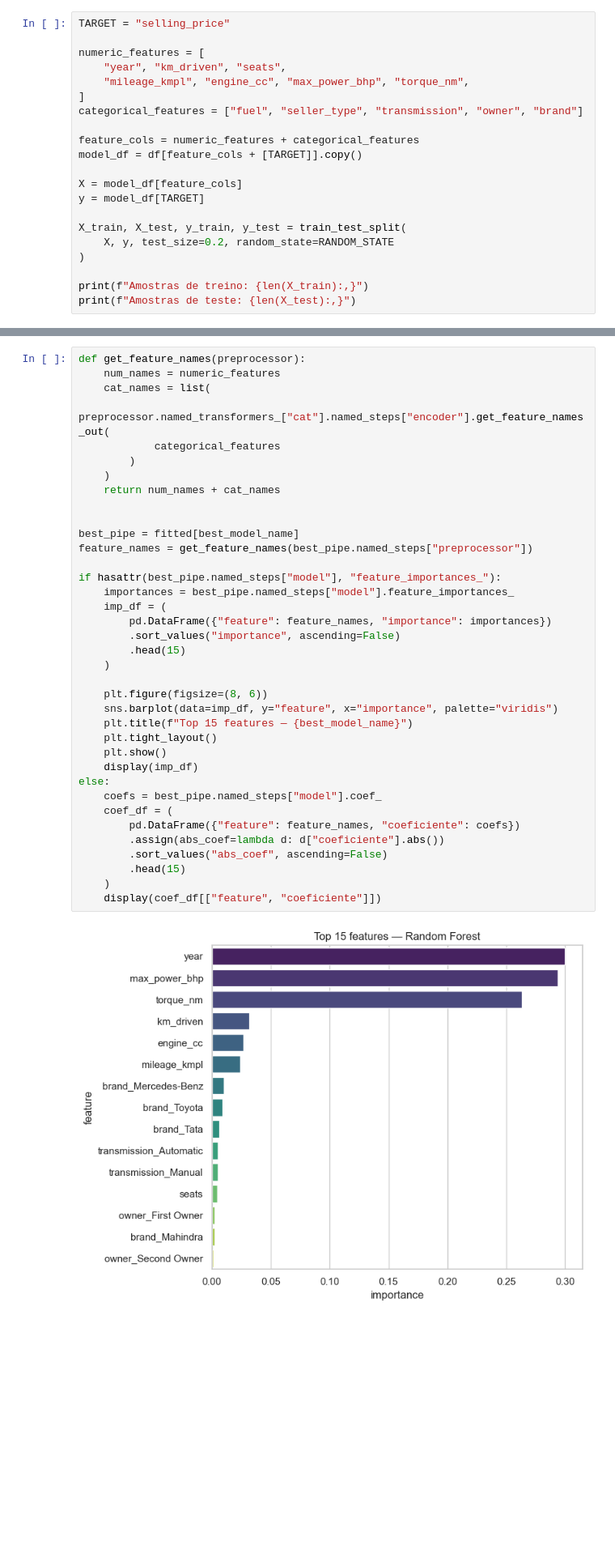
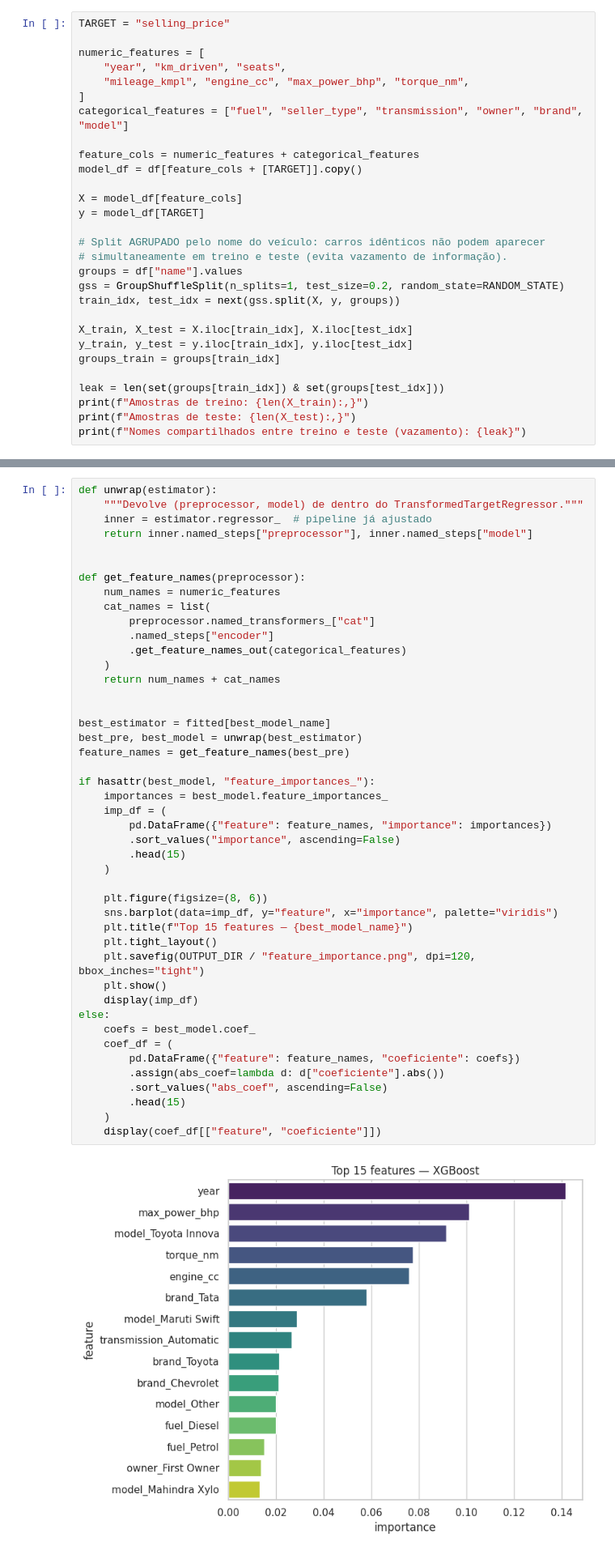
Before and after one commit to GabLeal/trabalho-final-pco213, a Jupyter notebook: projeto_pco213_car_price.ipynb, the cells around one changed output, grey strips where cells are left out. Shown at 81% size. Drawn from its saved outputs; the diff is of its cells as text; blank space fills up the shorter version.

```diff
--- a/projeto_pco213_car_price.ipynb
+++ b/projeto_pco213_car_price.ipynb
@@ -614,7 +641,7 @@ numeric_features = [
     "year", "km_driven", "seats",
     "mileage_kmpl", "engine_cc", "max_power_bhp", "torque_nm",
 ]
-categorical_features = ["fuel", "seller_type", "transmission", "owner", "brand"]
+categorical_features = ["fuel", "seller_type", "transmission", "owner", "brand", "model"]
 
 feature_cols = numeric_features + categorical_features
 model_df = df[feature_cols + [TARGET]].copy()
@@ -622,10 +649,18 @@ model_df = df[feature_cols + [TARGET]].copy()
 X = model_df[feature_cols]
 y = model_df[TARGET]
 
-X_train, X_test, y_train, y_test = train_test_split(
-    X, y, test_size=0.2, random_state=RANDOM_STATE
-)
+# Split AGRUPADO pelo nome do veículo: carros idênticos não podem aparecer
+# simultaneamente em treino e teste (evita vazamento de informação).
+groups = df["name"].values
+gss = GroupShuffleSplit(n_splits=1, test_size=0.2, random_state=RANDOM_STATE)
+train_idx, test_idx = next(gss.split(X, y, groups))
 
+X_train, X_test = X.iloc[train_idx], X.iloc[test_idx]
+y_train, y_test = y.iloc[train_idx], y.iloc[test_idx]
+groups_train = groups[train_idx]
+
+leak = len(set(groups[train_idx]) & set(groups[test_idx]))
 print(f"Amostras de treino: {len(X_train):,}")
 print(f"Amostras de teste: {len(X_test):,}")
+print(f"Nomes compartilhados entre treino e teste (vazamento): {leak}")
 # %% [output]
@@ -819,42 +957,50 @@ A Regressão Linear ainda é útil como contraste — mostra o ganho de modelos
 
 Compare o top 5 com a PCA (seção 2.5): convergência entre EDA, PCA e modelo fortalece o relatório.
 # %%
+def unwrap(estimator):
+    """Devolve (preprocessor, model) de dentro do TransformedTargetRegressor."""
+    inner = estimator.regressor_  # pipeline já ajustado
+    return inner.named_steps["preprocessor"], inner.named_steps["model"]
+
+
 def get_feature_names(preprocessor):
     num_names = numeric_features
     cat_names = list(
-        preprocessor.named_transformers_["cat"].named_steps["encoder"].get_feature_names_out(
-            categorical_features
-        )
+        preprocessor.named_transformers_["cat"]
+        .named_steps["encoder"]
+        .get_feature_names_out(categorical_features)
     )
     return num_names + cat_names
 
 
-best_pipe = fitted[best_model_name]
-feature_names = get_feature_names(best_pipe.named_steps["preprocessor"])
+best_estimator = fitted[best_model_name]
+best_pre, best_model = unwrap(best_estimator)
+feature_names = get_feature_names(best_pre)
 
-if hasattr(best_pipe.named_steps["model"], "feature_importances_"):
-    importances = best_pipe.named_steps["model"].feature_importances_
+if hasattr(best_model, "feature_importances_"):
+    importances = best_model.feature_importances_
     imp_df = (
         pd.DataFrame({"feature": feature_names, "importance": importances})
         .sort_values("importance", ascending=False)
         .head(15)
     )
 
     plt.figure(figsize=(8, 6))
     sns.barplot(data=imp_df, y="feature", x="importance", palette="viridis")
     plt.title(f"Top 15 features — {best_model_name}")
     plt.tight_layout()
+    plt.savefig(OUTPUT_DIR / "feature_importance.png", dpi=120, bbox_inches="tight")
     plt.show()
     display(imp_df)
 else:
-    coefs = best_pipe.named_steps["model"].coef_
+    coefs = best_model.coef_
     coef_df = (
         pd.DataFrame({"feature": feature_names, "coeficiente": coefs})
         .assign(abs_coef=lambda d: d["coeficiente"].abs())
         .sort_values("abs_coef", ascending=False)
         .head(15)
     )
     display(coef_df[["feature", "coeficiente"]])
 # %% [output]
-[figure, old version]
+[figure, new version]
 |  | feature | importance |
```
Also changed, not shown: parts of 29 cells of this notebook, 16 other files.
